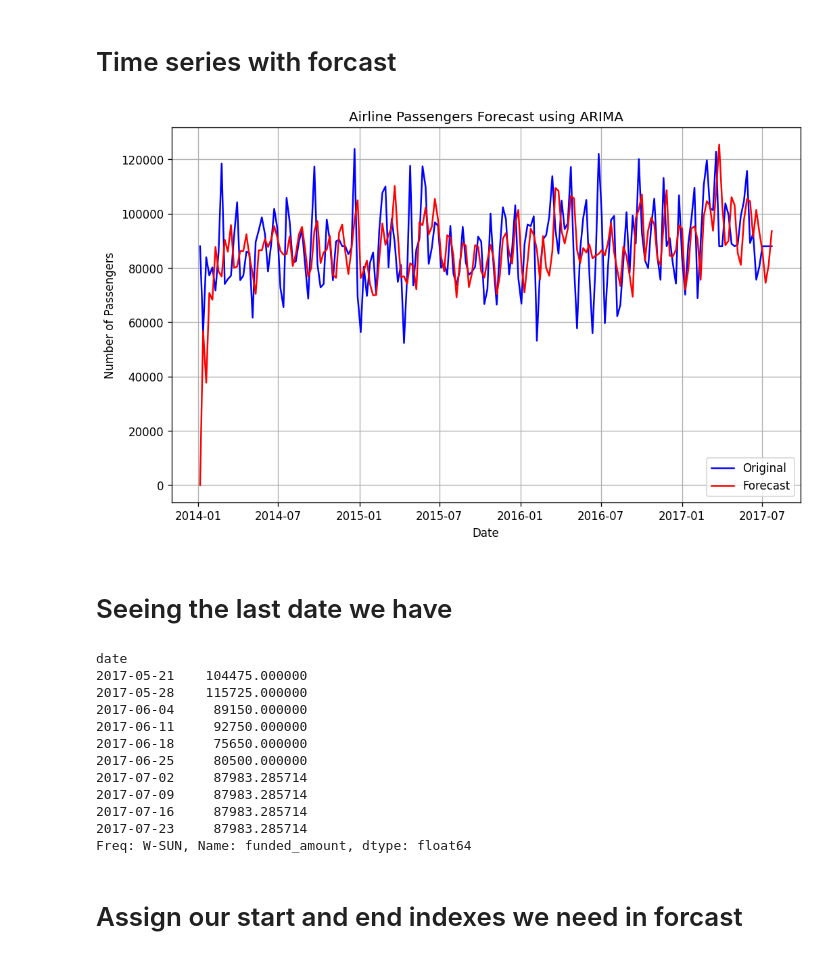
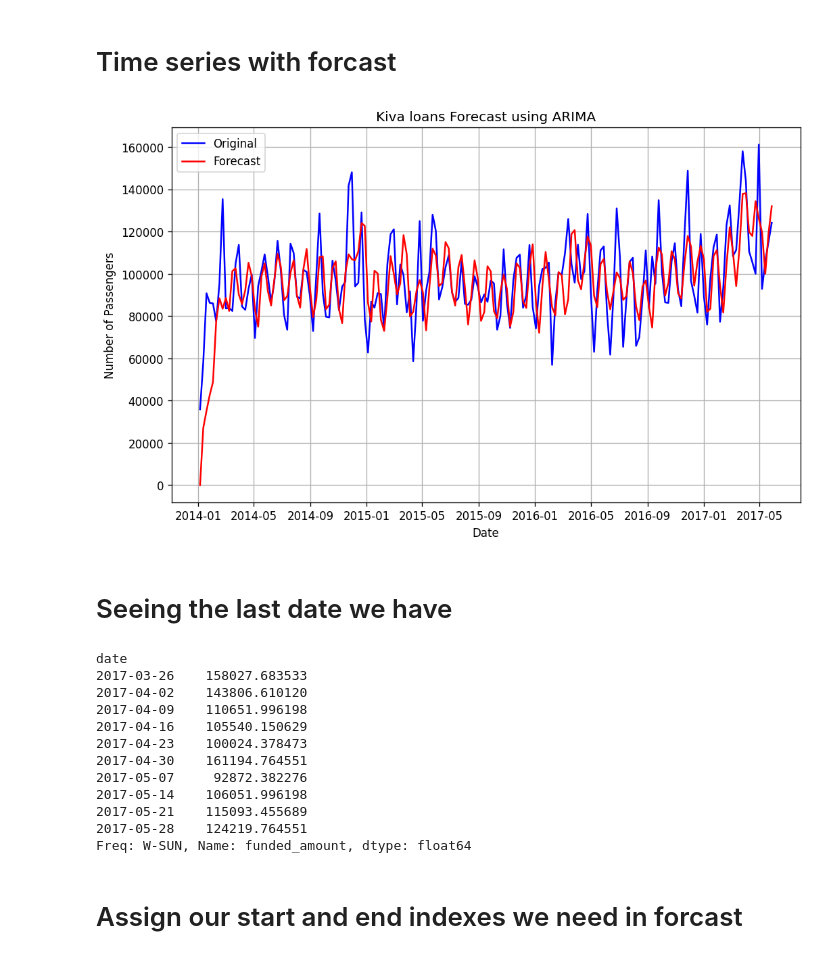
Before and after one commit to mahmoud-hassan1/Bi--Kiva-Loan-project, a Jupyter notebook: project.ipynb, the cells around one changed output. Drawn from its saved outputs; the diff is of its cells as text; code cells hidden in the pictures.

```diff
--- a/project.ipynb
+++ b/project.ipynb
@@ -383,13 +383,13 @@ weekly_funded_amount = weekly_funded_amount.resample('w').sum()
 # %%
-Q1 = weekly_funded_amount.quantile(0.25)
-Q3 = weekly_funded_amount.quantile(0.75)
-IQR = Q3 - Q1
-lower_bound = Q1 - (1.5 * IQR)
-upper_bound = Q3 + (1.5 * IQR)
-without_outliers=weekly_funded_amount[(weekly_funded_amount >= lower_bound) & (weekly_funded_amount <= upper_bound)]
-without_outliers_mean = without_outliers.mean()
-weekly_funded_amount = weekly_funded_amount.mask((weekly_funded_amount < lower_bound) | (weekly_funded_amount > upper_bound), without_outliers_mean)
-# weekly_funded_amount.head()
+# Q1 = weekly_funded_amount.quantile(0.25)
+# Q3 = weekly_funded_amount.quantile(0.75)
+# IQR = Q3 - Q1
+# lower_bound = Q1 - (1.5 * IQR)
+# upper_bound = Q3 + (1.5 * IQR)
+# without_outliers=weekly_funded_amount[(weekly_funded_amount >= lower_bound) & (weekly_funded_amount <= upper_bound)]
+# without_outliers_mean = without_outliers.mean()
+# weekly_funded_amount = weekly_funded_amount.mask((weekly_funded_amount < lower_bound) | (weekly_funded_amount > upper_bound), without_outliers_mean)
+# # weekly_funded_amount.head()
 # %%
 weekly_funded_amount
 # %% [output]
@@ -411,3 +422,6 @@ Freq: W-SUN, Name: funded_amount, Length: 186, dtype: float64
+# %%
+weekly_funded_amount = weekly_funded_amount[~((weekly_funded_amount.index.month == 7) & (weekly_funded_amount.index.year == 2017))]
+weekly_funded_amount = weekly_funded_amount[~((weekly_funded_amount.index.month == 6) & (weekly_funded_amount.index.year == 2017))]
 # %%
 plt.figure(figsize=(10, 6))
 plt.plot(weekly_funded_amount, label='Monthly Funded Amount')
@@ -604,7 +617,7 @@ RMSE: 13100.252565020917
 # %% [markdown]
 # Model fit
 # %%
-model = ARIMA(weekly_funded_amount, order=(4,1,2))
+model = ARIMA(weekly_funded_amount, order=(2,1,3))
 arima_model = model.fit()
 forecast = arima_model.predict()
 # %% [markdown]
@@ -612,16 +625,16 @@ forecast = arima_model.predict()
 # %%
 # Plot the forecast
 plt.figure(figsize=(10, 6))
 plt.plot( weekly_funded_amount.index,weekly_funded_amount.values, label='Original', color='blue')
 plt.plot( weekly_funded_amount.index,forecast, label='Forecast', color='red')
-plt.title('Airline Passengers Forecast using ARIMA')
+plt.title('Kiva loans Forecast using ARIMA')
 plt.xlabel('Date')
 plt.ylabel('Number of Passengers')
 plt.legend(loc='best')
 plt.grid(True)
 plt.show()
 # %% [output]
-[figure, old version]
+[figure, new version]
 # %%
 # for i in range(0,6):
 #     for  k in range (0,6):
@@ -653,16 +666,16 @@ plt.show()
 weekly_funded_amount.tail(n=10)
 # %% [output]
 date
-2017-05-21    104475.000000
-2017-05-28    115725.000000
-2017-06-04     89150.000000
-2017-06-11     92750.000000
-2017-06-18     75650.000000
-2017-06-25     80500.000000
-2017-07-02     87983.285714
-2017-07-09     87983.285714
-2017-07-16     87983.285714
-2017-07-23     87983.285714
+2017-03-26    158027.683533
+2017-04-02    143806.610120
+2017-04-09    110651.996198
+2017-04-16    105540.150629
+2017-04-23    100024.378473
+2017-04-30    161194.764551
+2017-05-07     92872.382276
+2017-05-14    106051.996198
+2017-05-21    115093.455689
+2017-05-28    124219.764551
 Freq: W-SUN, Name: funded_amount, dtype: float64
 # %% [markdown]
 # Assign our start and end indexes we need in forcast
```
Also changed, not shown: parts of 18 cells of this notebook.
